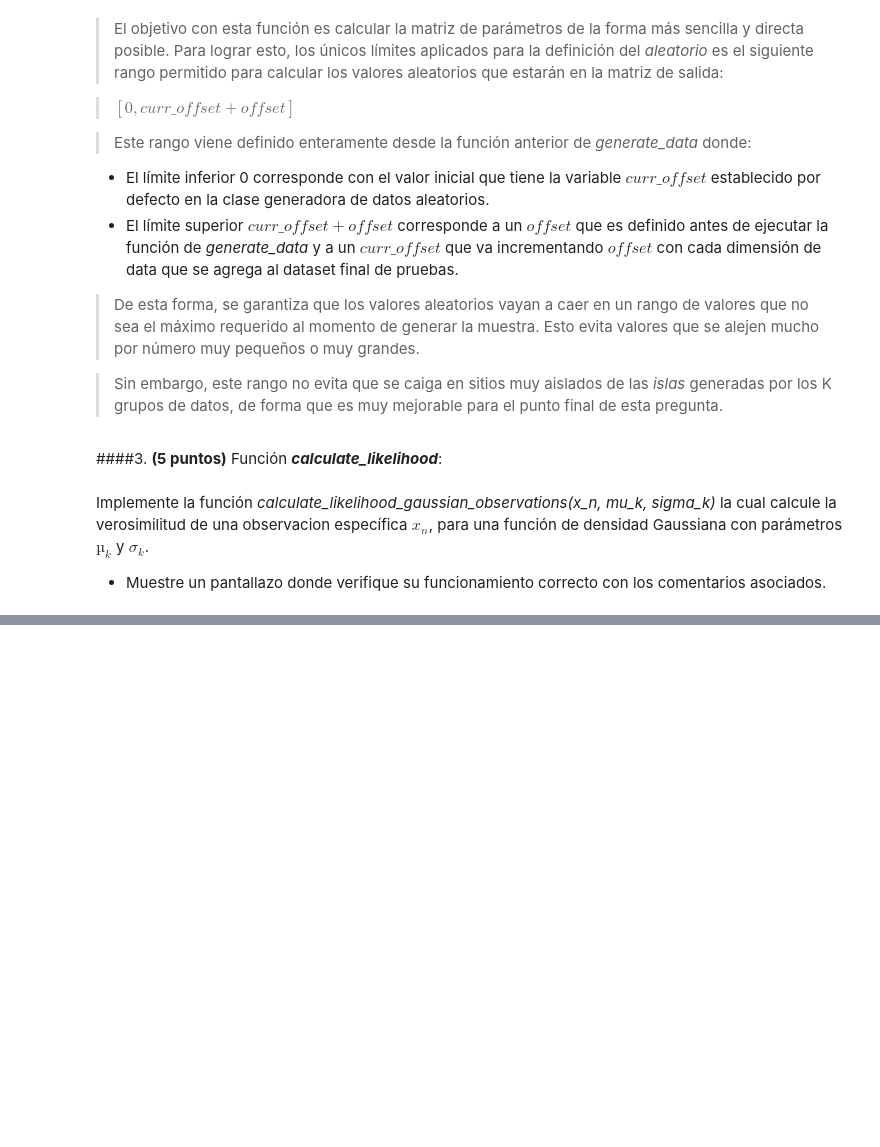
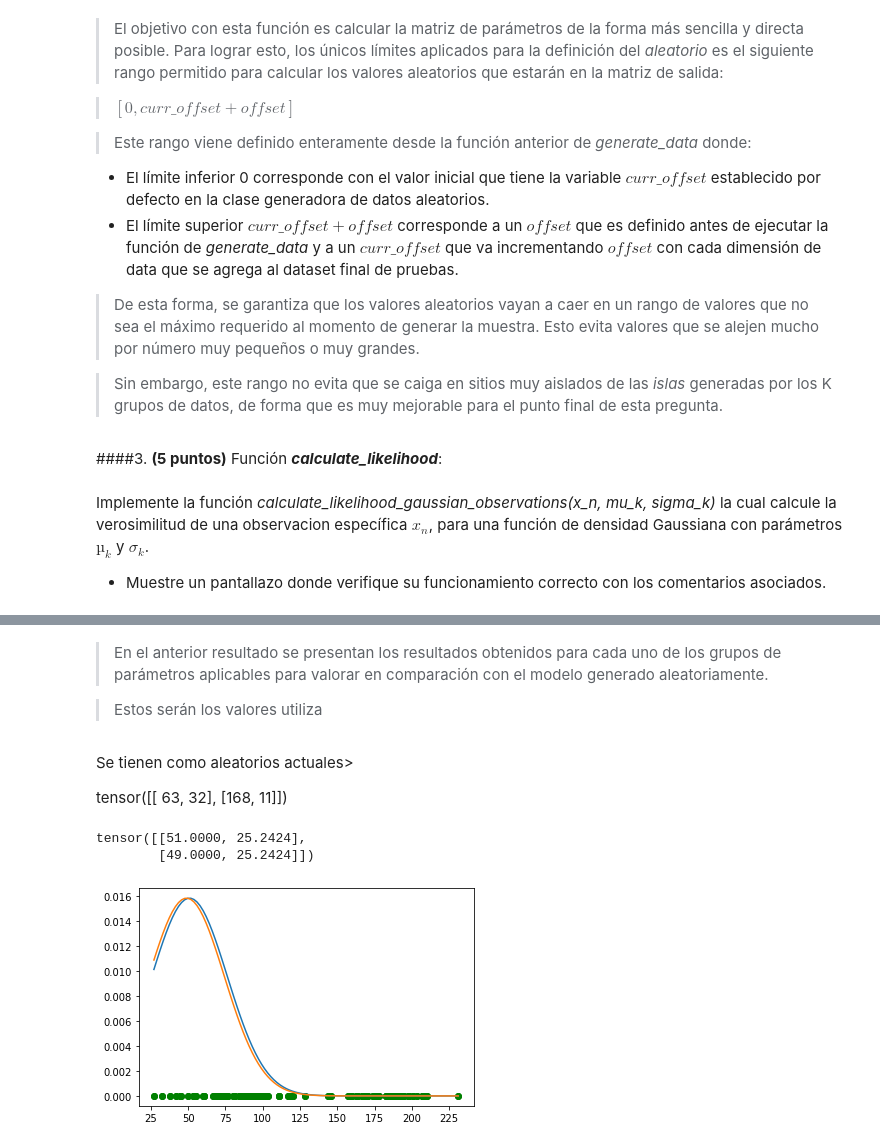
Before and after one commit to LD9797/Deep-Learning-Ground, a Jupyter notebook: TP0.ipynb, the cells around one changed output, grey strips where cells are left out. Drawn from its saved outputs; the diff is of its cells as text; code cells hidden in the pictures; blank space fills up the shorter version.

Commit message:
Refactor metodos para puntos 3 y 4, pruebas recalculo parametros

```diff
--- a/TP0.ipynb
+++ b/TP0.ipynb
@@ -291,0 +342,32 @@ x tensor([0.0023, 0.0022, 0.0023, 0.0022, 0.0021, 0.0023, 0.0021, 0.0023, 0.0023
+# %% [markdown]
+> En el anterior resultado se presentan los resultados obtenidos para cada uno de los grupos de parámetros aplicables para valorar en comparación con el modelo generado aleatoriamente.
+
+> Estos serán los valores utiliza
+# %% [markdown]
+Se tienen como aleatorios actuales>
+
+ tensor([[ 63,  32],
+        [168,  11]])
+# %%
+def recalculate_parameters(one_hot_vector):
+  new_mu = (1 / generator.total_samples) * torch.sum(one_hot_vector)
+  new_std = (1 / (generator.total_samples - 1)) * torch.sum((one_hot_vector - new_mu)**2)
+
+  xcord = torch.linspace(torch.min(generator.generated_output), torch.max(generator.generated_output), 100)
+
+  plt.plot(xcord, stats.norm.pdf(xcord, new_mu * 100, new_std * 100))
+  plt.scatter(generator.generated_output, torch.zeros(generator.total_samples), c = 'g')
+
+  return torch.tensor([new_mu * 100, new_std * 100])
+
+
+
+p1 = recalculate_parameters(one_hot_vector[0])
+p2 = recalculate_parameters(one_hot_vector[1])
+
+p3 = torch.stack([p1, p2])
+print(p3)
+# %% [output]
+tensor([[51.0000, 25.2424],
+        [49.0000, 25.2424]])
+[figure, added]
```
Also changed, not shown: parts of 12 cells of this notebook.
